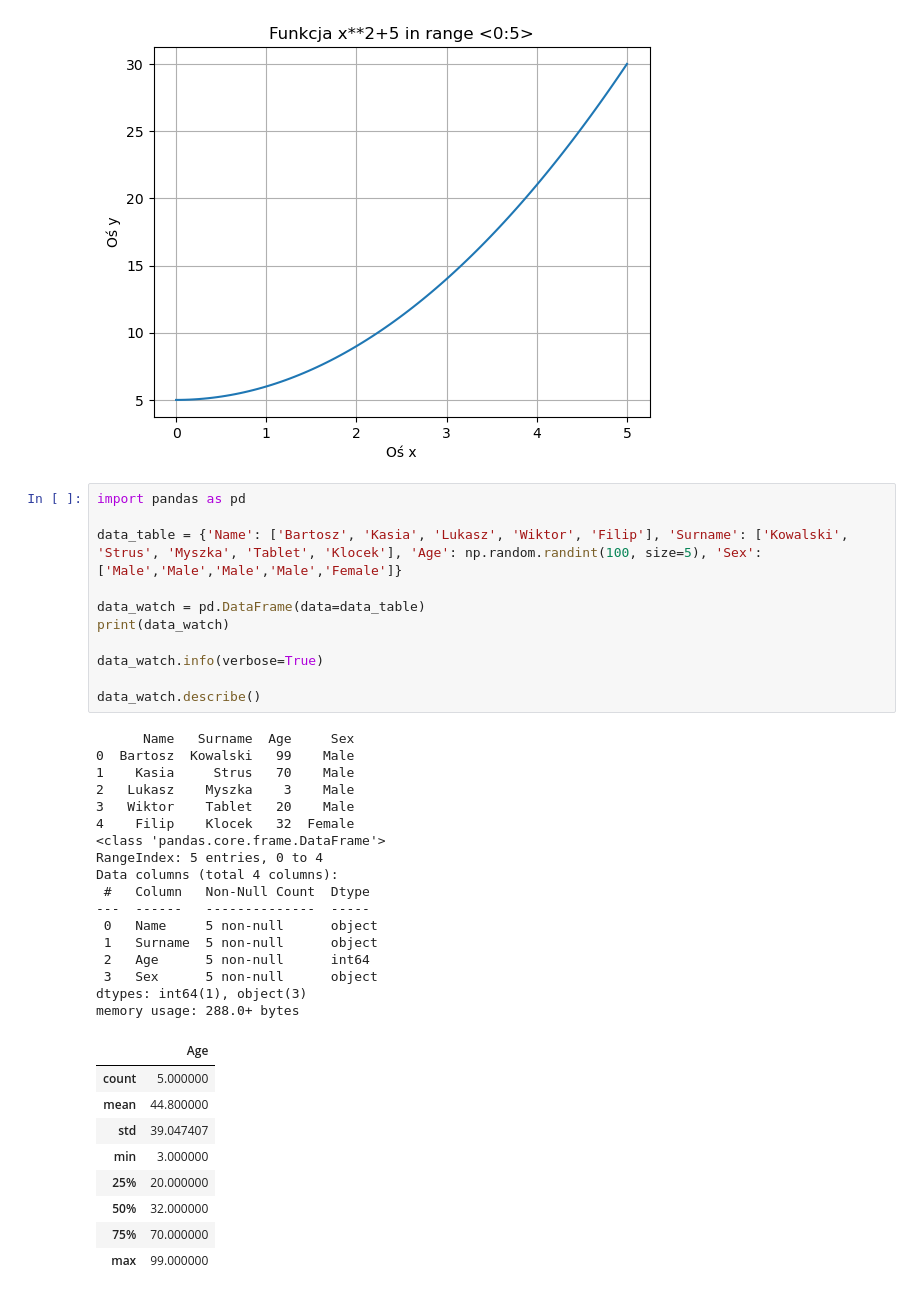
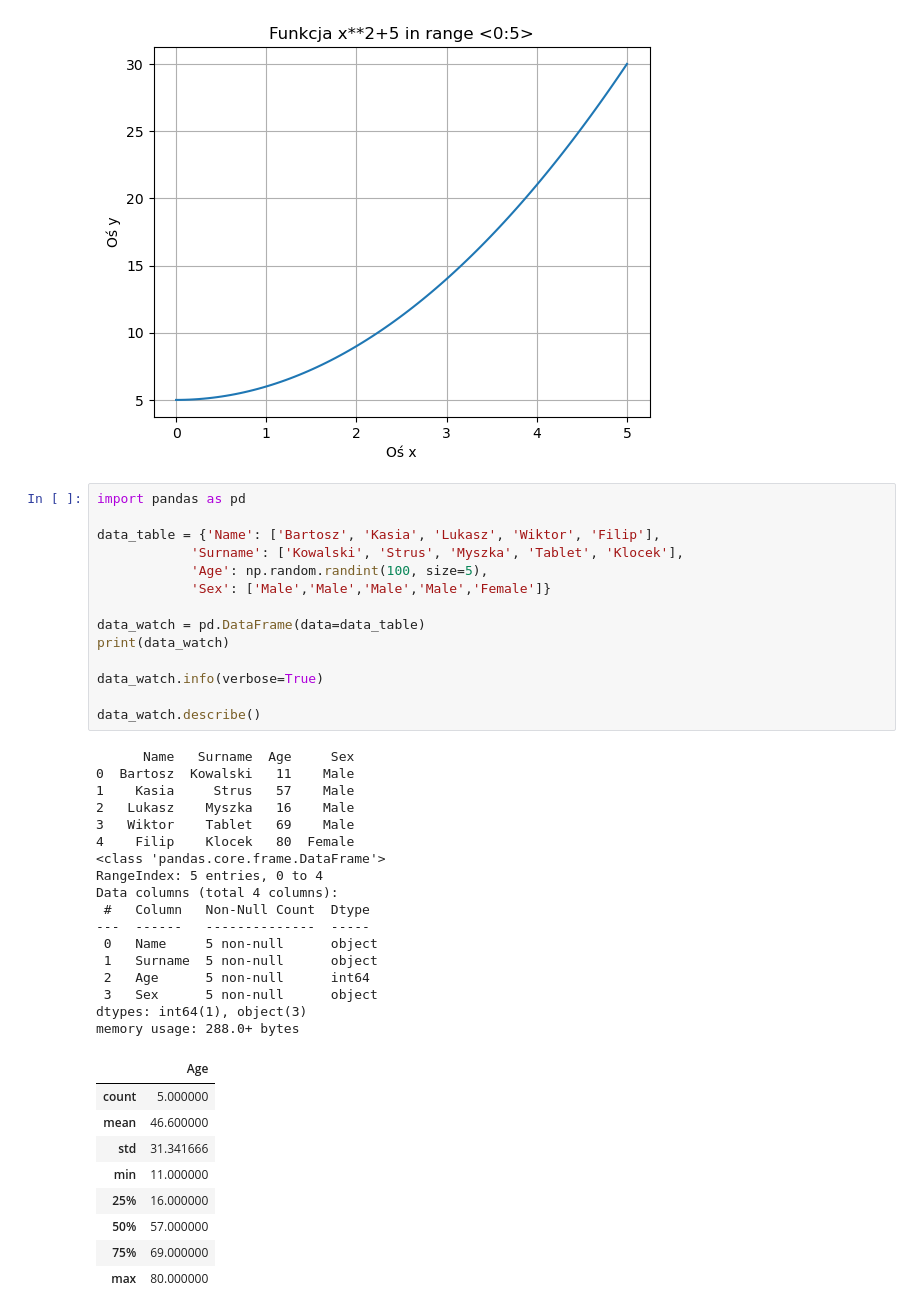
Before and after one commit to BartoszBartt/aibd_bartoszewskibartosz, a Jupyter notebook: lab1/cw1.ipynb, the cells around one changed output. Drawn from its saved outputs; the diff is of its cells as text.

```diff
--- a/lab1/cw1.ipynb
+++ b/lab1/cw1.ipynb
@@ -42,41 +42,44 @@ for actual_range in ranges:
 # %%
 import pandas as pd
 
-data_table = {'Name': ['Bartosz', 'Kasia', 'Lukasz', 'Wiktor', 'Filip'], 'Surname': ['Kowalski', 'Strus', 'Myszka', 'Tablet', 'Klocek'], 'Age': np.random.randint(100, size=5), 'Sex': ['Male','Male','Male','Male','Female']}
+data_table = {'Name': ['Bartosz', 'Kasia', 'Lukasz', 'Wiktor', 'Filip'],
+            'Surname': ['Kowalski', 'Strus', 'Myszka', 'Tablet', 'Klocek'],
+            'Age': np.random.randint(100, size=5),
+            'Sex': ['Male','Male','Male','Male','Female']}
 
 data_watch = pd.DataFrame(data=data_table)
 print(data_watch)
 
 data_watch.info(verbose=True)
 
 data_watch.describe()
 # %% [output]
       Name   Surname  Age     Sex
-0  Bartosz  Kowalski   99    Male
-1    Kasia     Strus   70    Male
-2   Lukasz    Myszka    3    Male
-3   Wiktor    Tablet   20    Male
-4    Filip    Klocek   32  Female
+0  Bartosz  Kowalski   11    Male
+1    Kasia     Strus   57    Male
+2   Lukasz    Myszka   16    Male
+3   Wiktor    Tablet   69    Male
+4    Filip    Klocek   80  Female
 <class 'pandas.core.frame.DataFrame'>
 RangeIndex: 5 entries, 0 to 4
 Data columns (total 4 columns):
  #   Column   Non-Null Count  Dtype
 ---  ------   --------------  -----
  0   Name     5 non-null      object
  1   Surname  5 non-null      object
  2   Age      5 non-null      int64
  3   Sex      5 non-null      object
 dtypes: int64(1), object(3)
 memory usage: 288.0+ bytes
 |  | Age |
 | count | 5.000000 |
-| mean | 44.800000 |
-| std | 39.047407 |
-| min | 3.000000 |
-| 25% | 20.000000 |
-| 50% | 32.000000 |
-| 75% | 70.000000 |
-| max | 99.000000 |
+| mean | 46.600000 |
+| std | 31.341666 |
+| min | 11.000000 |
+| 25% | 16.000000 |
+| 50% | 57.000000 |
+| 75% | 69.000000 |
+| max | 80.000000 |
 # %%
 data_watch.head(3)
 # %% [output]
```
Also changed, not shown: parts of 1 cell of this notebook, 1 other file.
